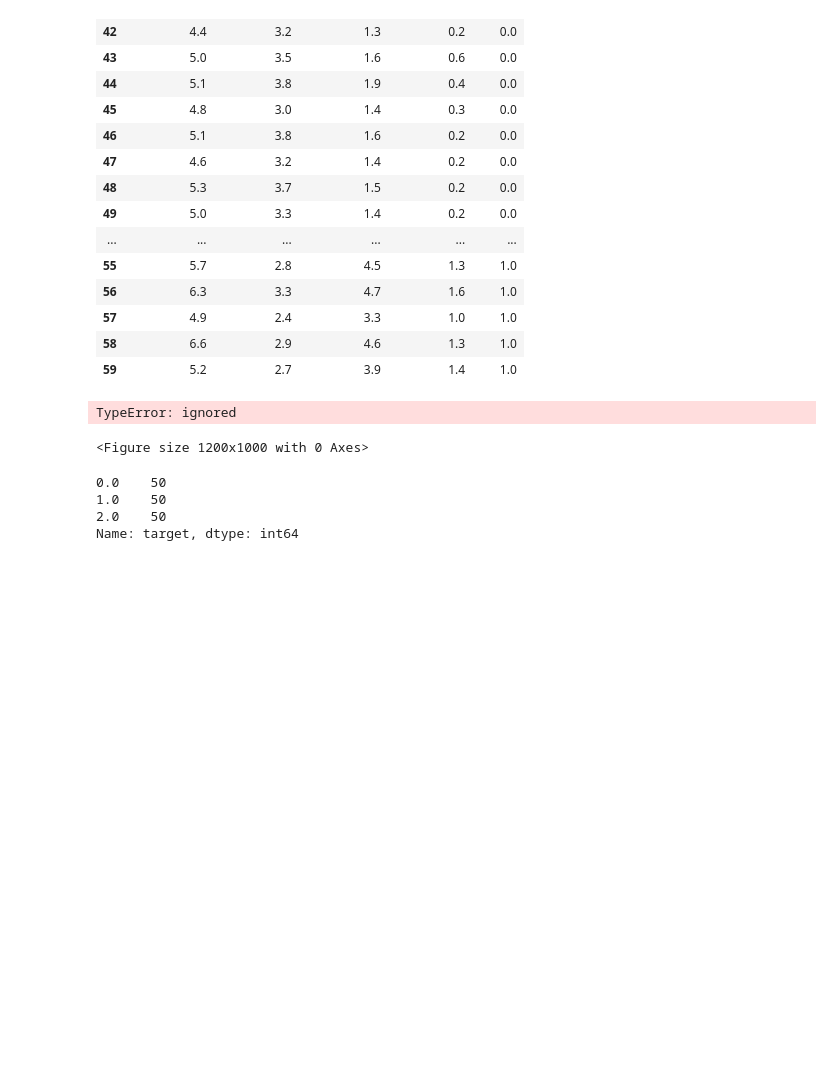
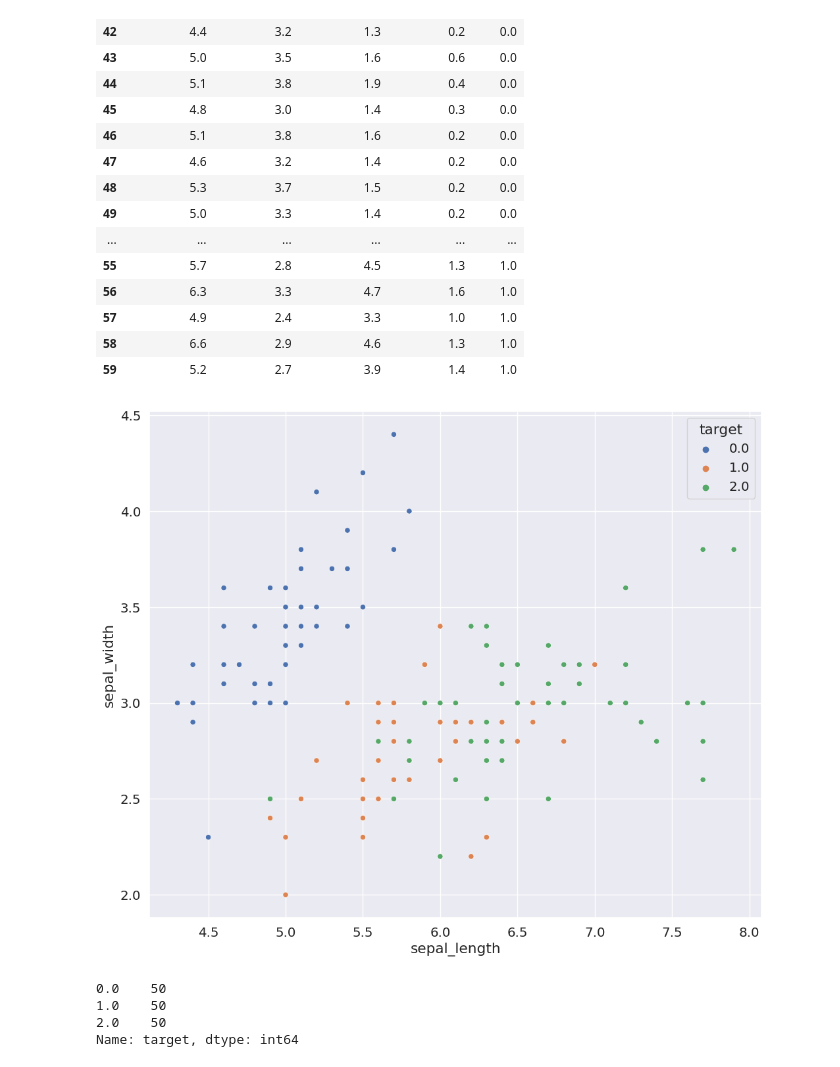
Before and after one commit to adalbertii/Modele---klasyfikacyjne, a Jupyter notebook: 04_decision_tree.ipynb, the cells around one changed output. Drawn from its saved outputs; the diff is of its cells as text; code cells hidden in the pictures; blank space fills up the shorter version.

```diff
--- a/04_decision_tree.ipynb
+++ b/04_decision_tree.ipynb
@@ -148,10 +148,9 @@ df[40:60]
 | 59 | 5.2 | 2.7 | 3.9 | 1.4 | 1.0 |
 # %%
 plt.figure(figsize=(12, 10))
-_ = sns.scatterplot('sepal_length', 'sepal_width', hue='target', data=df, legend='full', palette=sns.color_palette()[:3])
+_ = sns.scatterplot(x='sepal_length', y='sepal_width', hue='target', data=df, legend='full', palette=sns.color_palette()[:3])
 # %% [output]
-TypeError: ignored
-<Figure size 1200x1000 with 0 Axes>
+[figure, added]
 # %%
 df['target'].value_counts()
 # %% [output]
```
